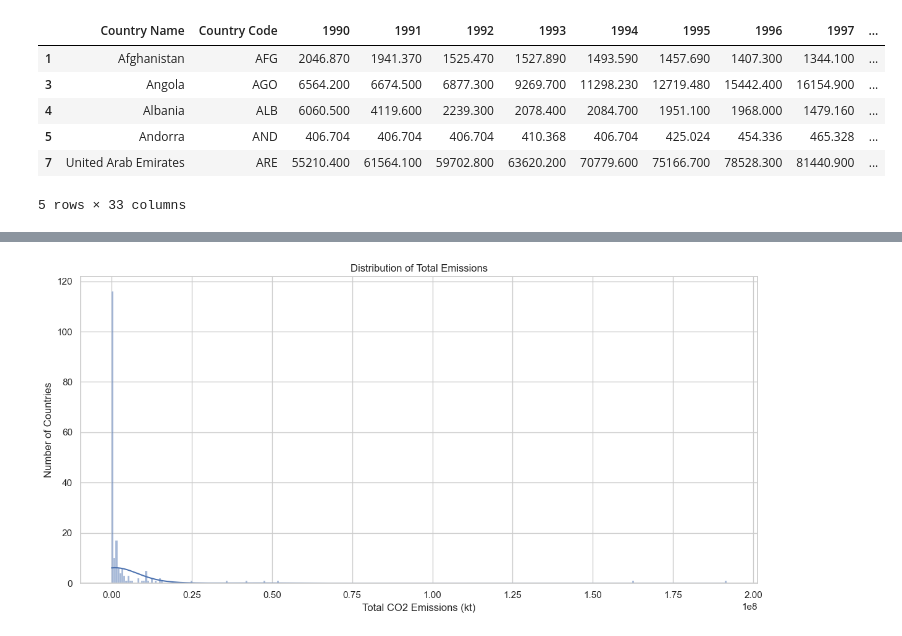
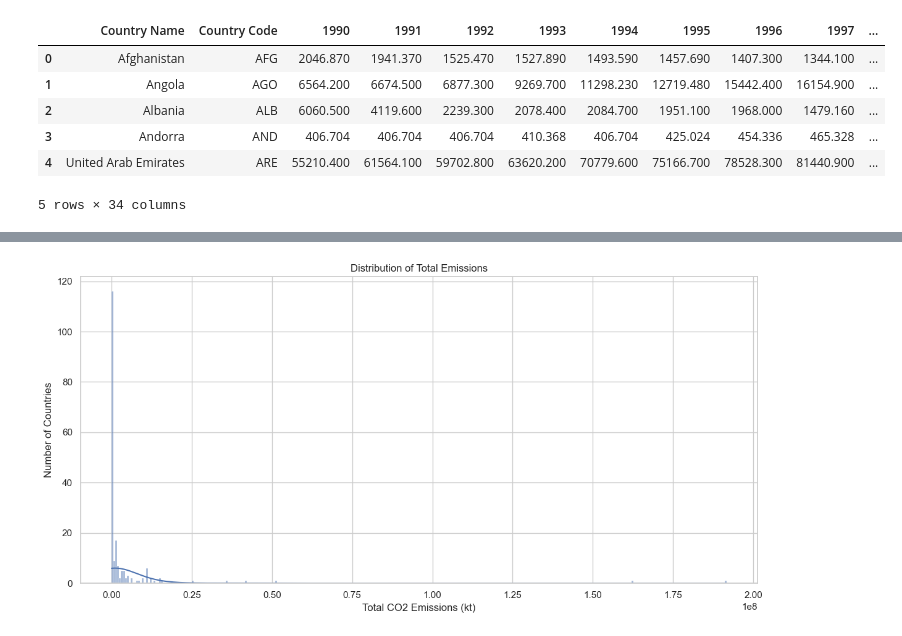
Before and after one commit to UBC-MDS/DSCI-532_2024_17_Global-CO2-Emissions-Tracker, a Jupyter notebook: notebooks/eda.ipynb, the cells around one changed output, grey strips where cells are left out. Drawn from its saved outputs; the diff is of its cells as text; code cells hidden in the pictures.

```diff
--- a/notebooks/eda.ipynb
+++ b/notebooks/eda.ipynb
@@ -6,6 +6,7 @@ import seaborn as sns
 import matplotlib.pyplot as plt
 # %%
 carbon_df = pd.read_csv("../data/raw/carbon_emission_raw.csv")
+region_df = pd.read_csv("../data/raw/region.csv")
 # %%
 carbon_df = carbon_df.drop(['Indicator Name', 'Indicator Code'], axis=1)
 # %%
@@ -22,9 +23,8 @@ non_country_names = [
     'Pre-demographic dividend', 'Small states', 'Sub-Saharan Africa (excluding high income)', 'Sub-Saharan Africa',
     'East Asia & Pacific (IDA & IBRD countries)', 'Europe & Central Asia (IDA & IBRD countries)',
     'Latin America & the Caribbean (IDA & IBRD countries)', 'Middle East & North Africa (IDA & IBRD countries)',
-    'South Asia (IDA & IBRD)', 'Sub-Saharan Africa (IDA & IBRD countries)', 'Upper middle income', 'World'
+    'South Asia (IDA & IBRD)', 'Sub-Saharan Africa (IDA & IBRD countries)', 'Upper middle income', 'World', 'South Asia'
 ]
 
 carbon_df_filtered = carbon_df[~carbon_df['Country Name'].isin(non_country_names)]
 carbon_df_filtered.head()
-carbon_df_new = carbon_df_filtered.copy()
@@ -30,0 +52,3 @@ carbon_df_new = carbon_df_filtered.copy()
+# %%
+merged_df = pd.merge(carbon_df_filtered, region_df[['Country Code','Region']], on='Country Code', how='left')
+merged_df.head()
@@ -31,11 +65,12 @@ carbon_df_new = carbon_df_filtered.copy()
 # %%
+carbon_df_new = merged_df.copy()
 carbon_df_new.head()
 # %% [output]
 |  | Country Name | Country Code | 1990 | 1991 | 1992 | 1993 | 1994 | 1995 | 1996 | 1997 | ... |
-| 1 | Afghanistan | AFG | 2046.870 | 1941.370 | 1525.470 | 1527.890 | 1493.590 | 1457.690 | 1407.300 | 1344.100 | ... |
-| 3 | Angola | AGO | 6564.200 | 6674.500 | 6877.300 | 9269.700 | 11298.230 | 12719.480 | 15442.400 | 16154.900 | ... |
-| 4 | Albania | ALB | 6060.500 | 4119.600 | 2239.300 | 2078.400 | 2084.700 | 1951.100 | 1968.000 | 1479.160 | ... |
-| 5 | Andorra | AND | 406.704 | 406.704 | 406.704 | 410.368 | 406.704 | 425.024 | 454.336 | 465.328 | ... |
-| 7 | United Arab Emirates | ARE | 55210.400 | 61564.100 | 59702.800 | 63620.200 | 70779.600 | 75166.700 | 78528.300 | 81440.900 | ... |
+| 0 | Afghanistan | AFG | 2046.870 | 1941.370 | 1525.470 | 1527.890 | 1493.590 | 1457.690 | 1407.300 | 1344.100 | ... |
+| 1 | Angola | AGO | 6564.200 | 6674.500 | 6877.300 | 9269.700 | 11298.230 | 12719.480 | 15442.400 | 16154.900 | ... |
+| 2 | Albania | ALB | 6060.500 | 4119.600 | 2239.300 | 2078.400 | 2084.700 | 1951.100 | 1968.000 | 1479.160 | ... |
+| 3 | Andorra | AND | 406.704 | 406.704 | 406.704 | 410.368 | 406.704 | 425.024 | 454.336 | 465.328 | ... |
+| 4 | United Arab Emirates | ARE | 55210.400 | 61564.100 | 59702.800 | 63620.200 | 70779.600 | 75166.700 | 78528.300 | 81440.900 | ... |
-5 rows × 33 columns
+5 rows × 34 columns
 # %%
```
Also changed, not shown: parts of 8 cells of this notebook, 4 other files.
